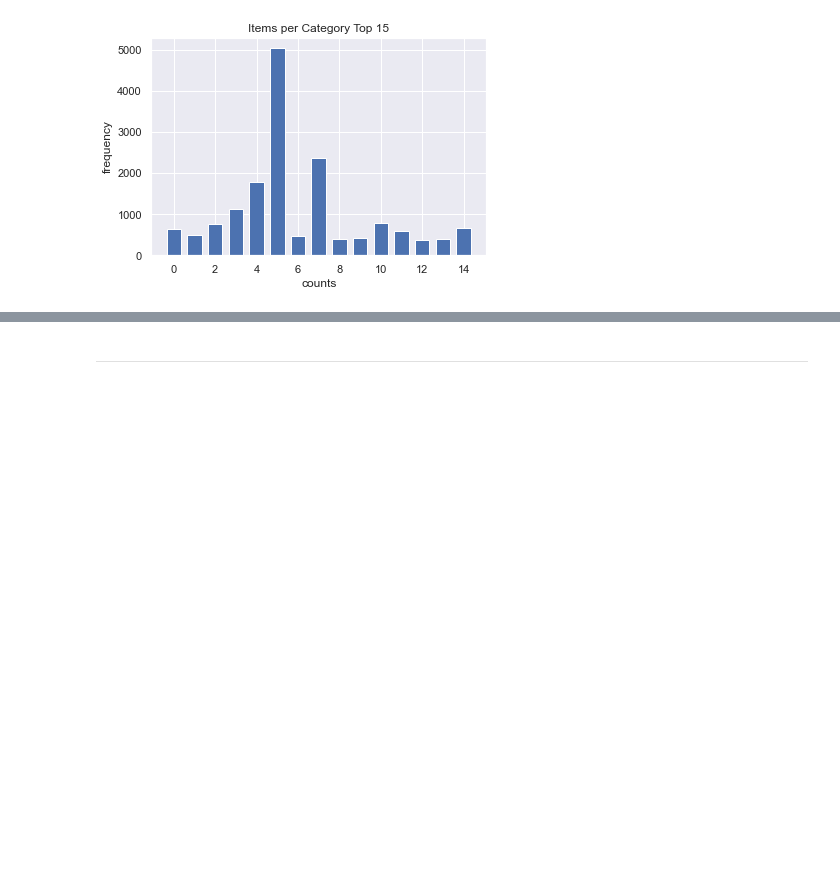
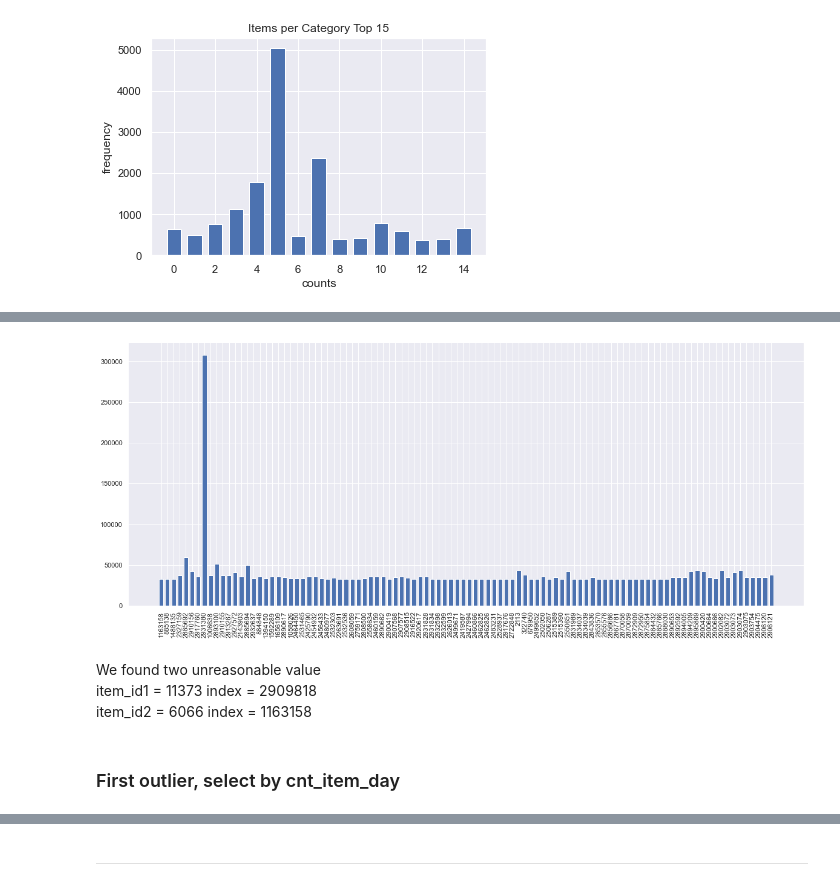
Before and after one commit to X1anghe/AIDM, a Jupyter notebook: Assignment2/src/DataVisualisation.ipynb, the cells around one changed output, grey strips where cells are left out. Saved outputs shown, nothing was run; the diff lists cells and outputs as text; code cells hidden in the pictures; blank space fills up the shorter version.

```diff
--- a/Assignment2/src/DataVisualisation.ipynb
+++ b/Assignment2/src/DataVisualisation.ipynb
@@ -112,0 +119,3 @@ item_category_id save successful
+# %%
+cnt_sort_index = sorted(range(len(sales['item_cnt_day'])), key=lambda k: sales['item_cnt_day'][k], reverse=True)[:100]
+price_sort_index = sorted(range(len(sales['item_price'])), key=lambda k: sales['item_price'][k], reverse=True)[:100]
@@ -112,0 +134,17 @@ item_category_id save successful
+# %%
+price_sort = sales.loc[sorted(price_sort_index)]
+price_item = sales.loc[price_sort_index]['item_id']
+price_shop = sales.loc[price_sort_index]['shop_id']
+plt.figure(figsize=(20, 8))
+f_p = plt.gca()
+f_p.bar(range(len(price_sort['item_price'])),price_sort['item_price'], width=0.7, color='b')
+plt.xticks(range(len(price_sort['item_price'])), price_sort_index, rotation=90)
+plt.show()
+# %% [output]
+[figure, added]
+# %% [markdown]
+We found two unreasonable value
+item_id1 = 11373  index = 2909818
+item_id2 = 6066  index = 1163158
+# %% [markdown]
+### First outlier, select by cnt_item_day
```
Also changed, not shown: parts of 34 cells of this notebook, 1 other file.
